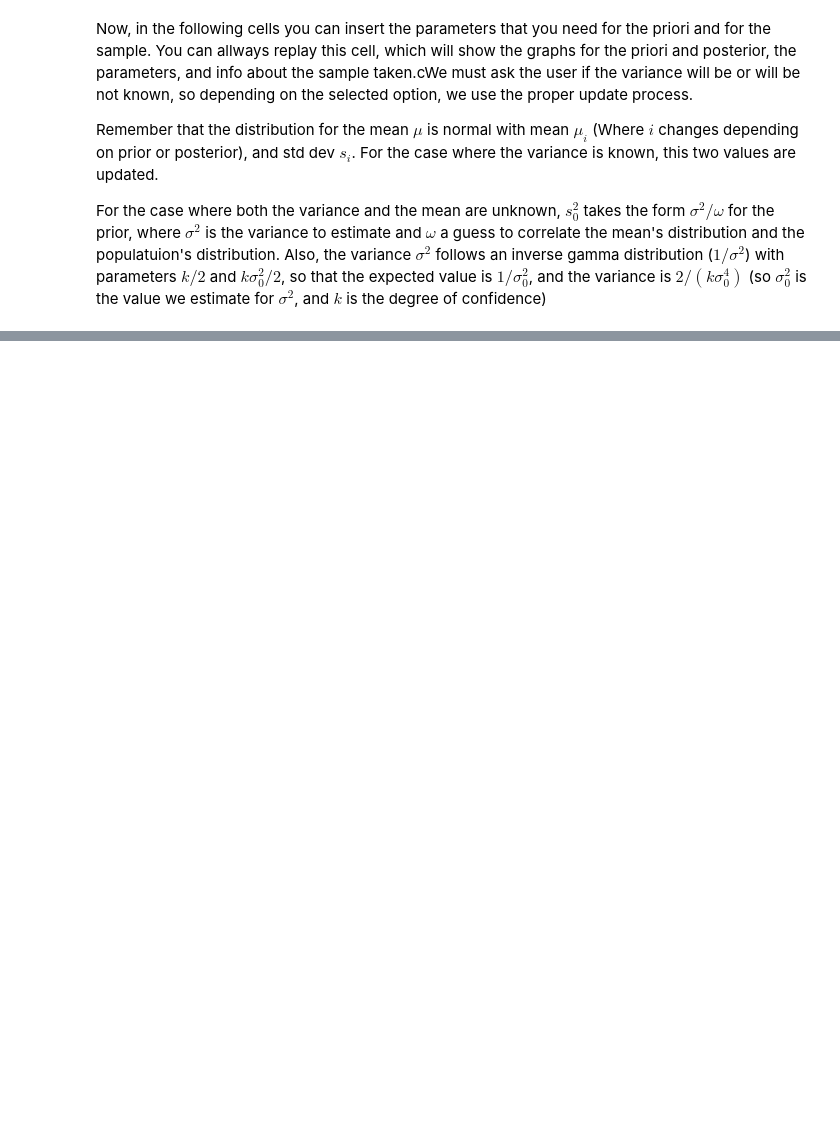
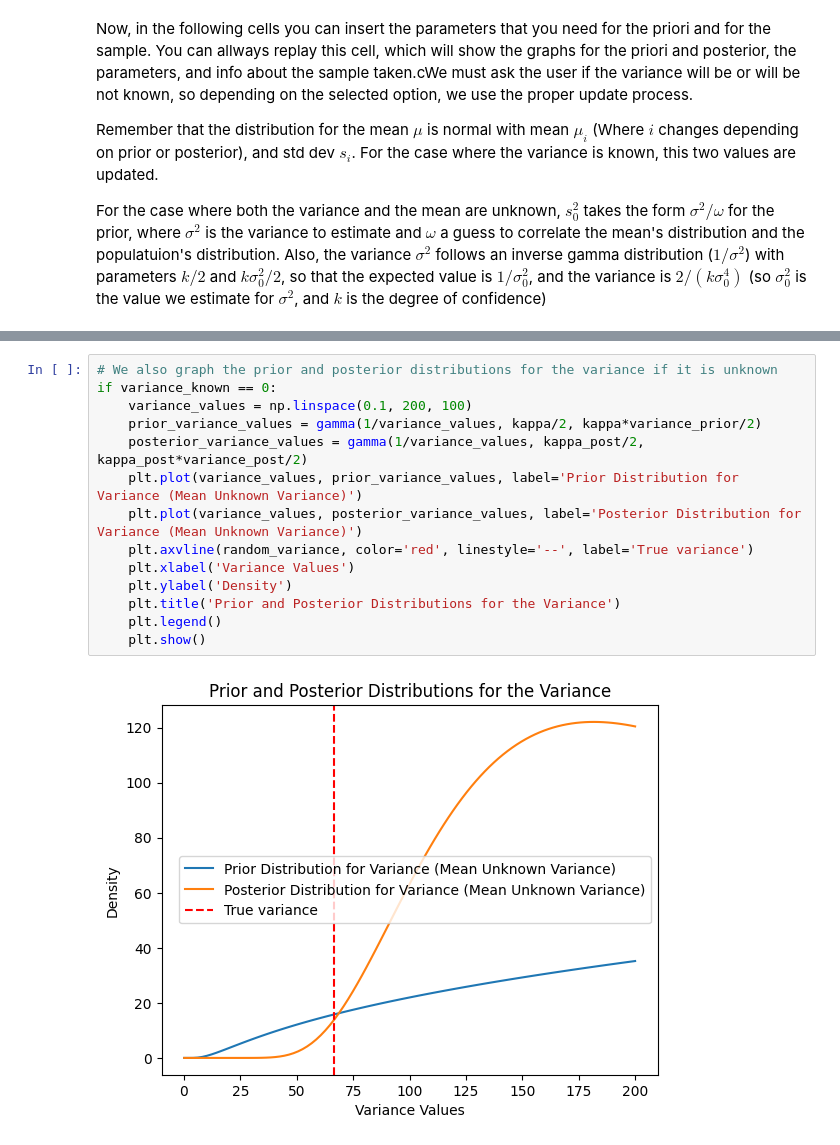
Before and after one commit to tzar-or/bayesian-stats-with-julia-and-python, a Jupyter notebook: normal-distribution/python.ipynb, the cells around one changed output, grey strips where cells are left out. Drawn from its saved outputs; the diff is of its cells as text; blank space fills up the shorter version.

```diff
--- a/normal-distribution/python.ipynb
+++ b/normal-distribution/python.ipynb
@@ -90,0 +89,16 @@ plt.legend()
+# %%
+# We also graph the prior and posterior distributions for the variance if it is unknown
+if variance_known == 0:
+    variance_values = np.linspace(0.1, 200, 100)
+    prior_variance_values = gamma(1/variance_values, kappa/2, kappa*variance_prior/2)
+    posterior_variance_values = gamma(1/variance_values, kappa_post/2, kappa_post*variance_post/2)
+    plt.plot(variance_values, prior_variance_values, label='Prior Distribution for Variance (Mean Unknown Variance)')
+    plt.plot(variance_values, posterior_variance_values, label='Posterior Distribution for Variance (Mean Unknown Variance)')
+    plt.axvline(random_variance, color='red', linestyle='--', label='True variance')
+    plt.xlabel('Variance Values')
+    plt.ylabel('Density')
+    plt.title('Prior and Posterior Distributions for the Variance')
+    plt.legend()
+    plt.show()
+# %% [output]
+[figure, added]
```
Also changed, not shown: parts of 2 cells of this notebook.
